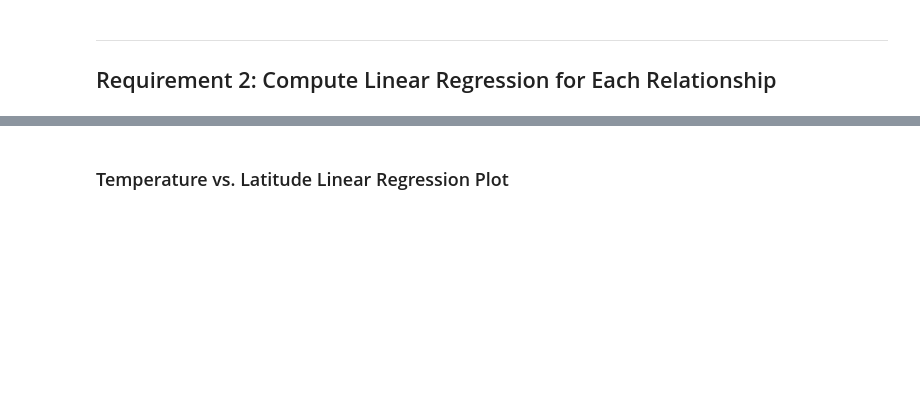
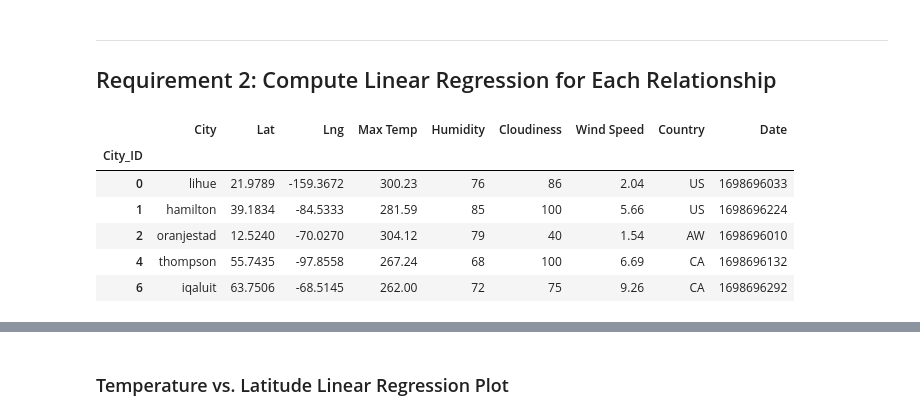
Before and after one commit to patriciayoung/Weather-Trends-Near-Equator-API, a Jupyter notebook: WeatherPy/WeatherPy.ipynb, the cells around one changed output, grey strips where cells are left out. Drawn from its saved outputs; the diff is of its cells as text; code cells hidden in the pictures; blank space fills up the shorter version.

```diff
--- a/WeatherPy/WeatherPy.ipynb
+++ b/WeatherPy/WeatherPy.ipynb
@@ -300,4 +283,14 @@ def create_linear_regression_plot(city_data_df, y_variable, hemisphere):
 # %%
-# Split data into northern and southern hemispheres: based on latitude
-northern_hemisphere = city_data_df[city_data_df["Lat"] >= 0]
-southern_hemisphere = city_data_df[city_data_df["Lat"] < 0]
+# Split data into northern hemispheres: based on latitude
+northern_hemi_df = city_data_df.loc[city_data_df["Lat"] >= 0]
+
+# Display sample data
+northern_hemi_df.head()
+# %% [output]
+|  | City | Lat | Lng | Max Temp | Humidity | Cloudiness | Wind Speed | Country | Date |
+| City_ID |  |  |  |  |  |  |  |  |  |
+| 0 | lihue | 21.9789 | -159.3672 | 300.23 | 76 | 86 | 2.04 | US | 1698696033 |
+| 1 | hamilton | 39.1834 | -84.5333 | 281.59 | 85 | 100 | 5.66 | US | 1698696224 |
+| 2 | oranjestad | 12.5240 | -70.0270 | 304.12 | 79 | 40 | 1.54 | AW | 1698696010 |
+| 4 | thompson | 55.7435 | -97.8558 | 267.24 | 68 | 100 | 6.69 | CA | 1698696132 |
+| 6 | iqaluit | 63.7506 | -68.5145 | 262.00 | 72 | 75 | 9.26 | CA | 1698696292 |
```
Also changed, not shown: parts of 37 cells of this notebook, 7 other files.
